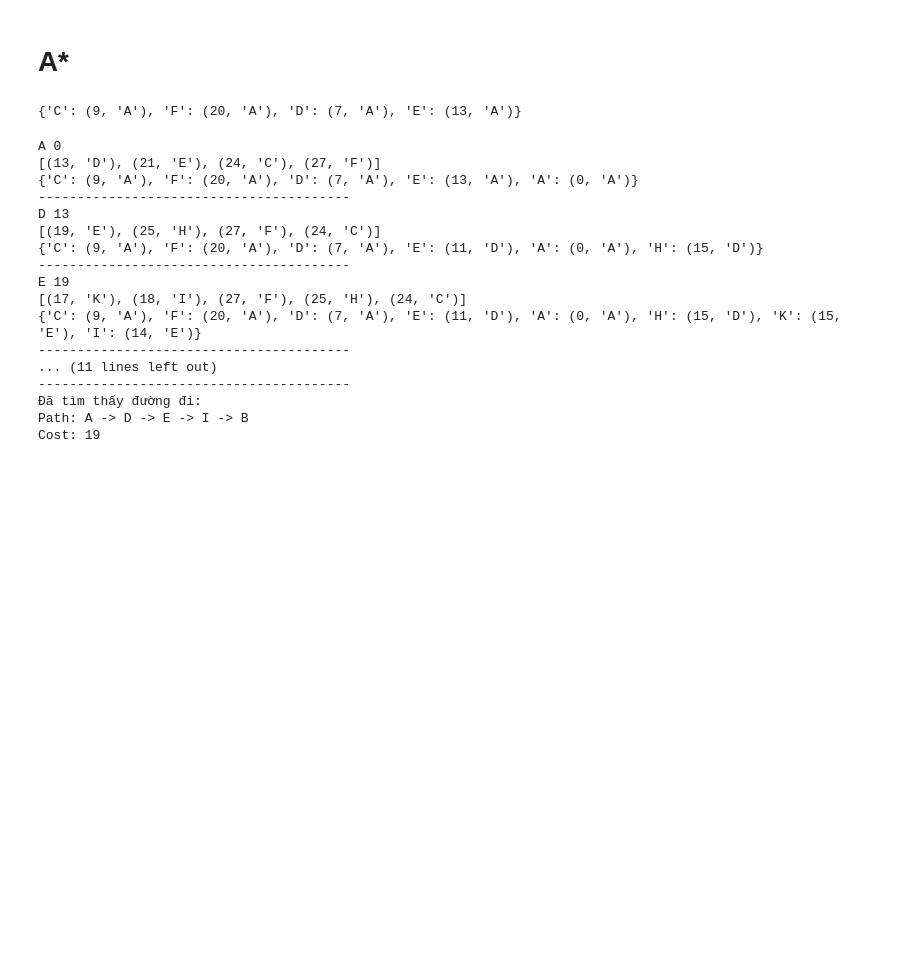
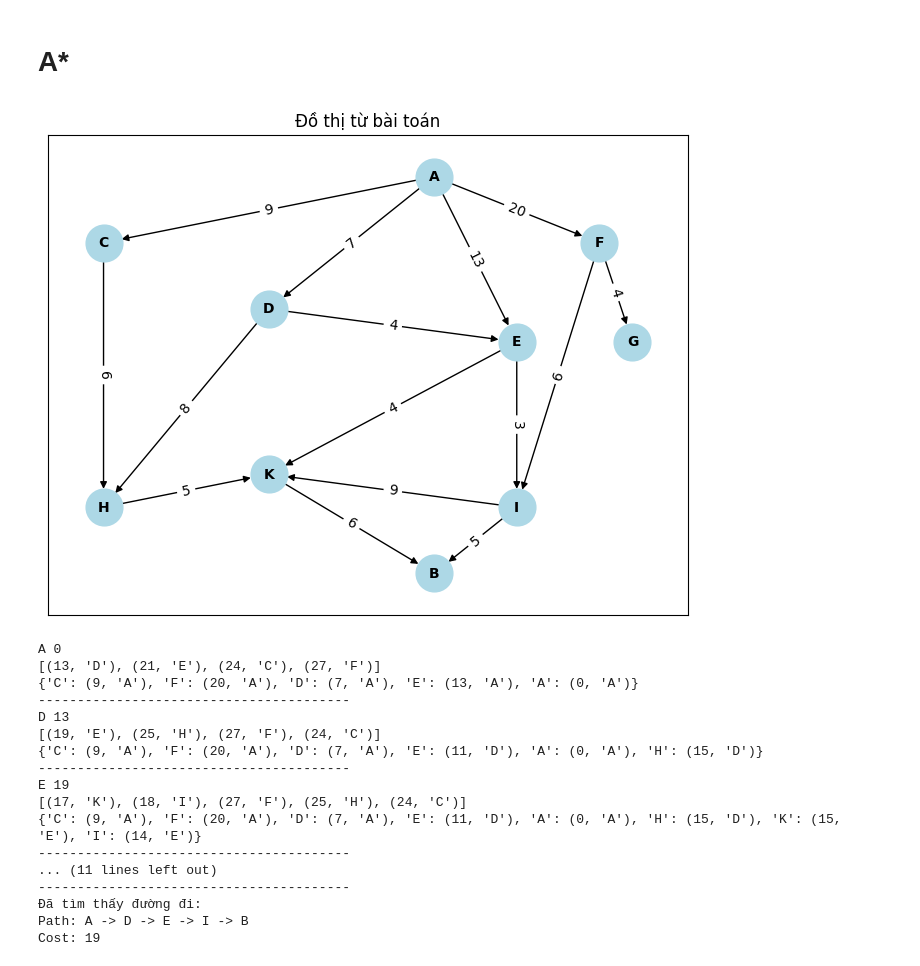
Before and after one commit to Gabriel-Duong/Final-L-p-tr-nh-ph-n-t-ch-d-li-u-UEH, a Jupyter notebook: LTPTDL_Project.ipynb, the cells around one changed output. Drawn from its saved outputs; the diff is of its cells as text; code cells hidden in the pictures; blank space fills up the shorter version.

```diff
--- a/LTPTDL_Project.ipynb
+++ b/LTPTDL_Project.ipynb
@@ -20,8 +20,11 @@ df_node.head()
 import networkx as nx
 import matplotlib.pyplot as plt
 
-def create_graph(df_node,df_edge):
-    G = nx.DiGraph()
+def create_graph(df_node,df_edge,direct = False):
+    if direct:
+        G = nx.DiGraph()
+    else:
+      G = nx.Graph()
     # Thêm các đỉnh
     nodes = df_node['name_nodes'].tolist()
     G.add_nodes_from(nodes)
@@ -146,11 +149,20 @@ Cost: 19
 # %%
 # Heuristic
 h = df_node.set_index('name_nodes')['h'].to_dict()
-# %%
-dict_distances = {node:(graph['A'][node]['weight'],'A') for node in graph.neighbors('A')}
-dict_distances
-# %% [output]
-{'C': (9, 'A'), 'F': (20, 'A'), 'D': (7, 'A'), 'E': (13, 'A')}
+# %%
+g,pos = create_graph(df_node,df_edge,direct=True)
+# %%
+# Vẽ đồ thị
+nx.draw(g, pos, with_labels=True, node_size=700, node_color='lightblue', font_size=10, font_weight='bold')
+edge_labels = nx.get_edge_attributes(graph, 'weight')
+nx.draw_networkx_edge_labels(graph, pos, edge_labels=edge_labels)
+
+# Hiển thị đồ thị
+plt.title("Đồ thị từ bài toán")
+plt.axis('on')  # Giữ tỷ lệ giữa các trục
+plt.show()
+# %% [output]
+[figure, added]
 # %%
 def Astar(graph,start,end,heuristic):
 # Khởi tạo khoảng cách từ đỉnh bắt đầu đến tất cả các đỉnh
```
Also changed, not shown: parts of 2 cells of this notebook.
